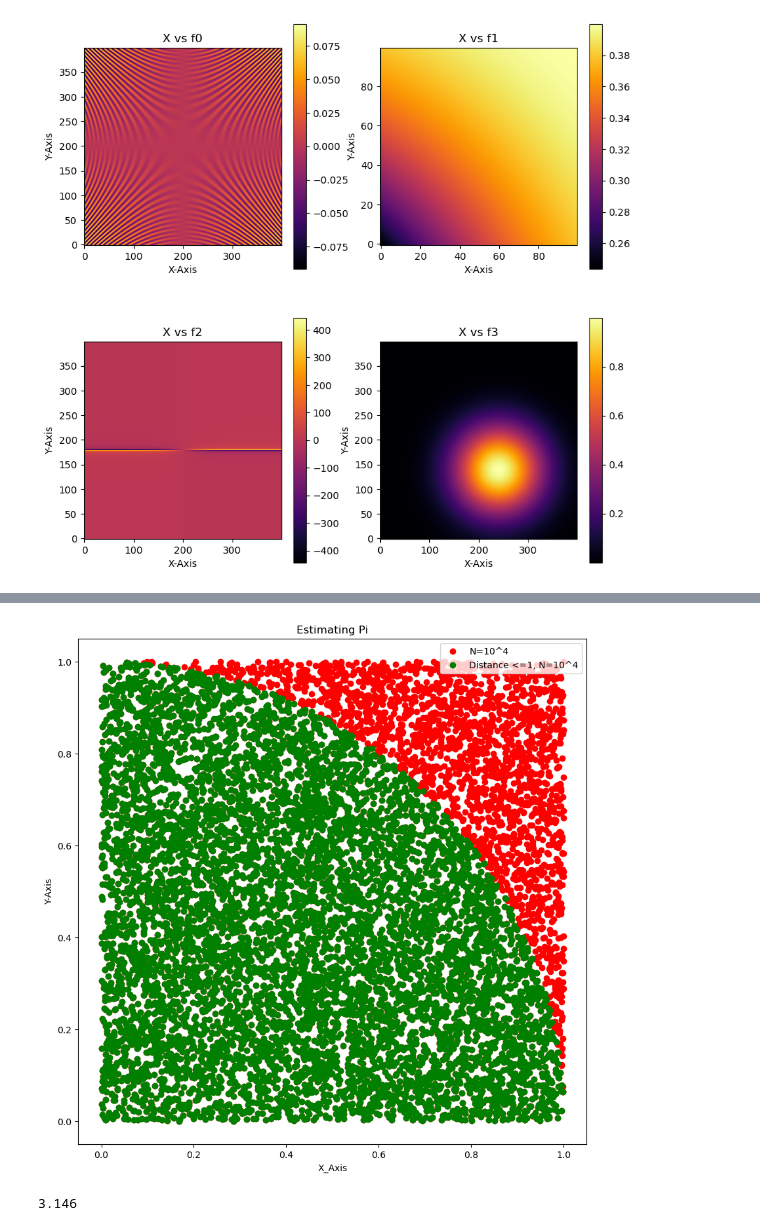
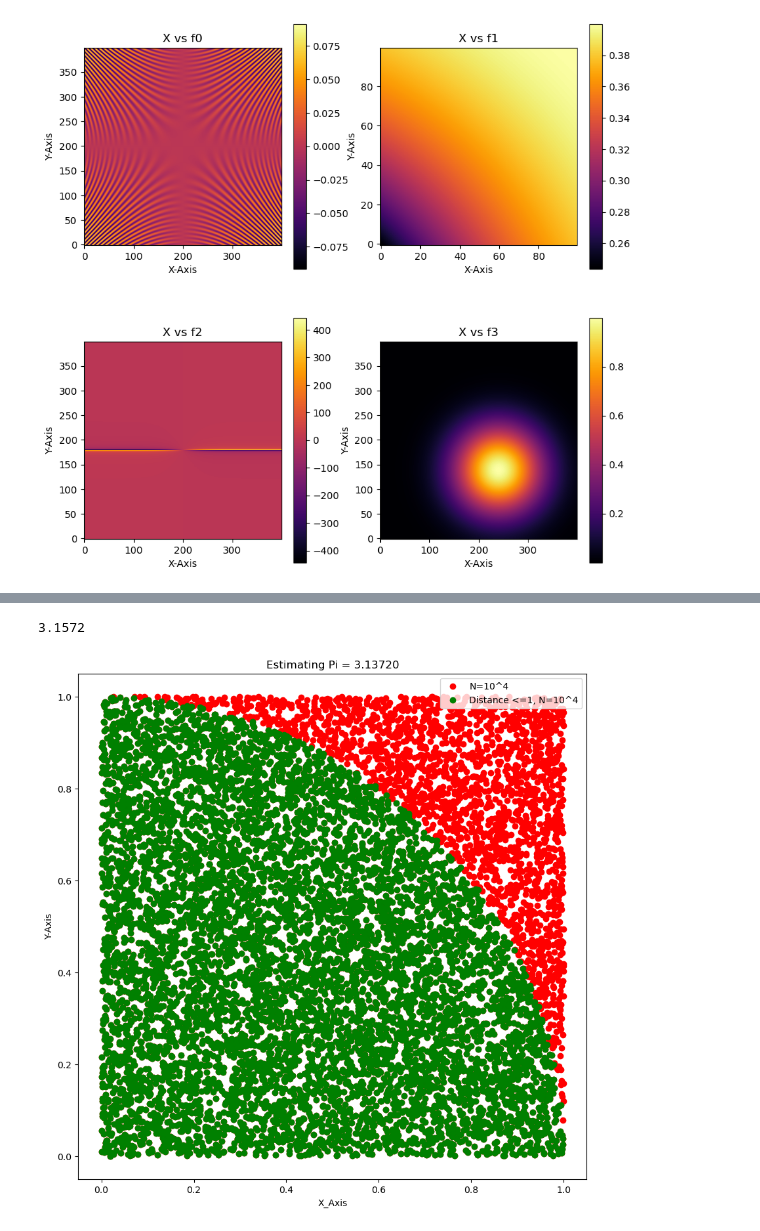
Before and after one commit to DeaconTCarreon/deacon_decal, a Jupyter notebook: homework10/homework10.ipynb, the cells around one changed output, grey strips where cells are left out. Cells and saved outputs as stored; diff of their text form; code cells hidden in the pictures.

Commit message:
Fixed Pi-Title

```diff
--- a/homework10/homework10.ipynb
+++ b/homework10/homework10.ipynb
@@ -119,19 +119,20 @@ pi_values
+# %%
+p[0]
+# %% [output]
+3.1572
 # %%
 p = find_pi(10**4)
 
 plt.figure(figsize=(10,10))
 plt.scatter(p[2], p[3], color='red', label='N=10^4')
 plt.scatter(p[4], p[5], color='green', label='Distance <=1, N=10^4')
 plt.xlabel('X_Axis')
 plt.ylabel('Y-Axis')
-plt.title('Estimating Pi')
+plt.title(f'Estimating Pi = {p[0]:.5f}')
 plt.legend()
 plt.show()
-
-p[0]
 # %% [output]
-[figure, old version]
+[figure, new version]
-3.146
 # %%
 #3
 
```
Also changed, not shown: parts of 6 cells of this notebook.
